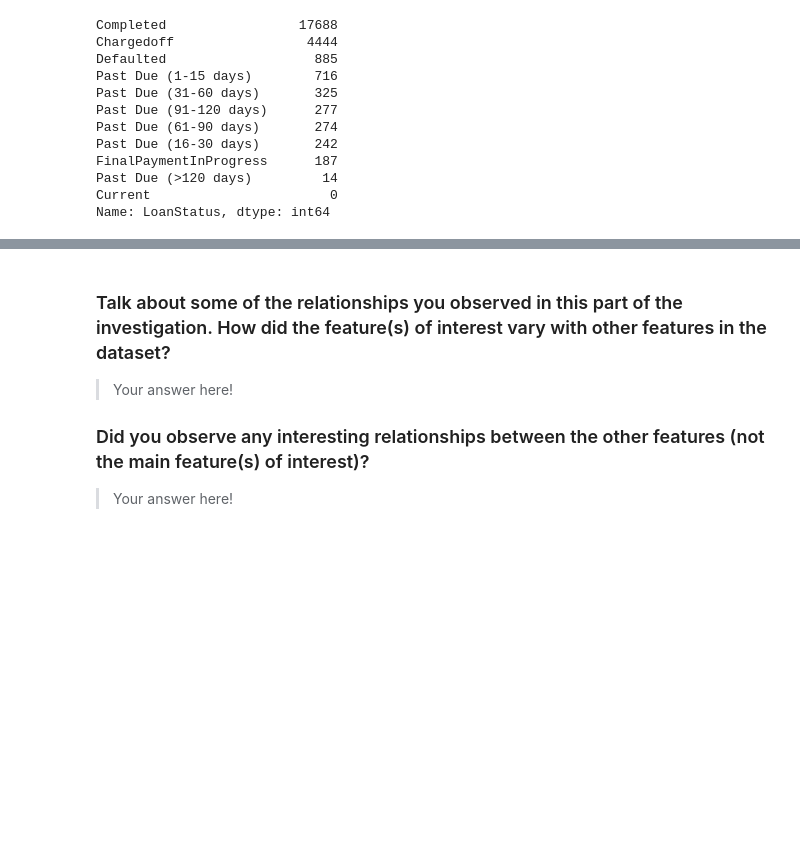
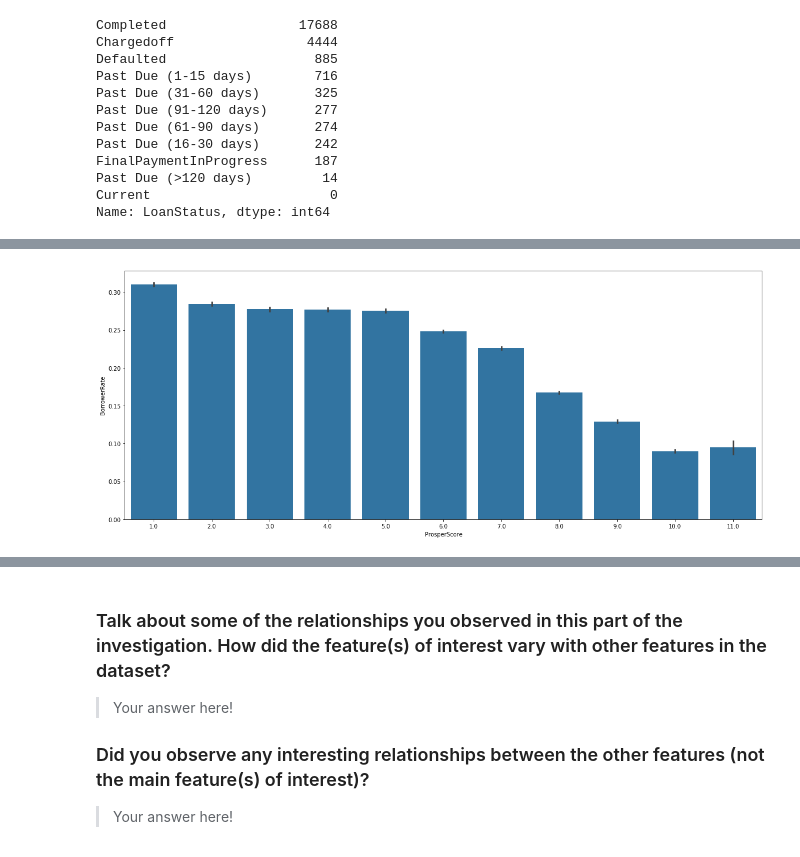
Before and after one commit to FedericoFin/ProsperLoan-Data-Visualization, a Jupyter notebook: Prosper Loan - Data Visualization.ipynb, the cells around one changed output, grey strips where cells are left out. Drawn from its saved outputs; the diff is of its cells as text; code cells hidden in the pictures; blank space fills up the shorter version.

```diff
--- a/Prosper Loan - Data Visualization.ipynb
+++ b/Prosper Loan - Data Visualization.ipynb
@@ -705,0 +697,6 @@ sns.regplot(data = LoanDataOutcome, x= 'ProsperScore', y='BorrowerRate', fit_reg
+# %%
+plt.figure(figsize = [20, 8])
+base_color = sns.color_palette()[0]
+ax = sns.barplot(data = LoanDataOutcome, x = 'ProsperScore', y = 'BorrowerRate', color =base_color) # data without "Current" status
+# %% [output]
+[figure, added]
```
Also changed, not shown: parts of 55 cells of this notebook.
